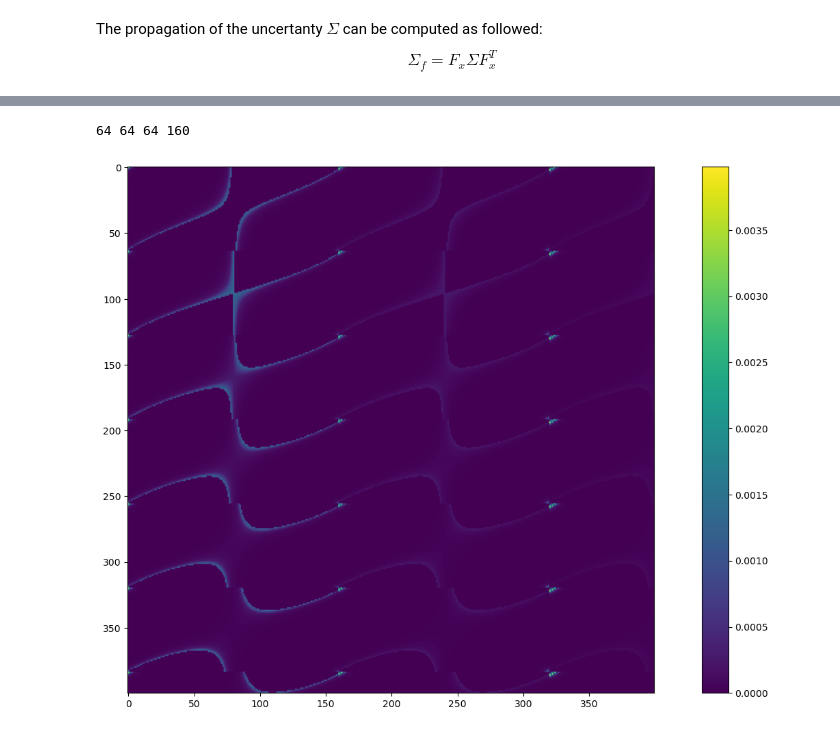
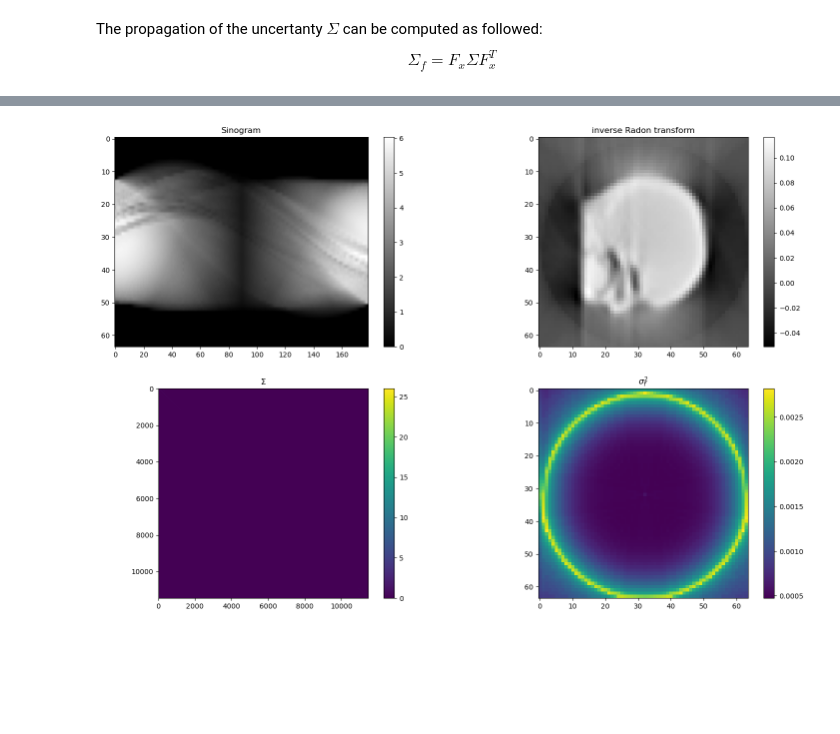
Before and after one commit to leonharv/uncertainty-vis, a Jupyter notebook: Experiments/Error Propagation Radon transform Resolution.ipynb, the cells around one changed output, grey strips where cells are left out. Cells and saved outputs as stored; diff of their text form; code cells hidden in the pictures; blank space fills up the shorter version.

```diff
--- a/Experiments/Error Propagation Radon transform Resolution.ipynb
+++ b/Experiments/Error Propagation Radon transform Resolution.ipynb
@@ -108,0 +118,2 @@ plt.show()
+# %%
+jacobian = np.load('../Data/simple_pCT/J_angles{:d}_offset{:d}_spotx{:d}_{:s}.npy'.format(num_angle, num_offset, num_spotx, filter_name))
@@ -109,15 +180,4 @@ plt.show()
 # %%
-filter_name = 'ramp'
-width = 10
-
-jacobian, reconstructed = utils.compute_gradient(wepl, theta, reconstruction_shape, filter_name)
-
-var = np.ones_like(wepl) * 1053.7 # 5 % of sinogram value range
-Sigma_in = utils.build_covariance_y(var, function=utils.exponential, width=width)
-
-l,m,n,o = jacobian.shape
-jacobian_reshaped = tf.reshape(jacobian, (l*m, n*o))
-
 Sigma = jacobian_reshaped @ Sigma_in @ tf.transpose(jacobian_reshaped)
 
 variance = tf.reshape(tf.abs(tf.linalg.tensor_diag_part(Sigma)), reconstruction_shape)
@@ -150 +208,2 @@ To enable them in other operations, rebuild TensorFlow with the appropriate comp
+[figure, added]
 # %%
@@ -165,9 +211,0 @@ Sigma = jacobian_reshaped_numpy @ Sigma_in @ tf.transpose(jacobian_reshaped_nump
-# %%
-print(l,m,n,o)
-plt.figure(figsize=(18,10))
-plt.imshow(tf.math.abs(jacobian_reshaped_numpy[:400,:400]))
-plt.colorbar()
-plt.show()
-# %% [output]
-64 64 64 160
-[figure, removed]
```
Also changed, not shown: parts of 20 cells of this notebook.
